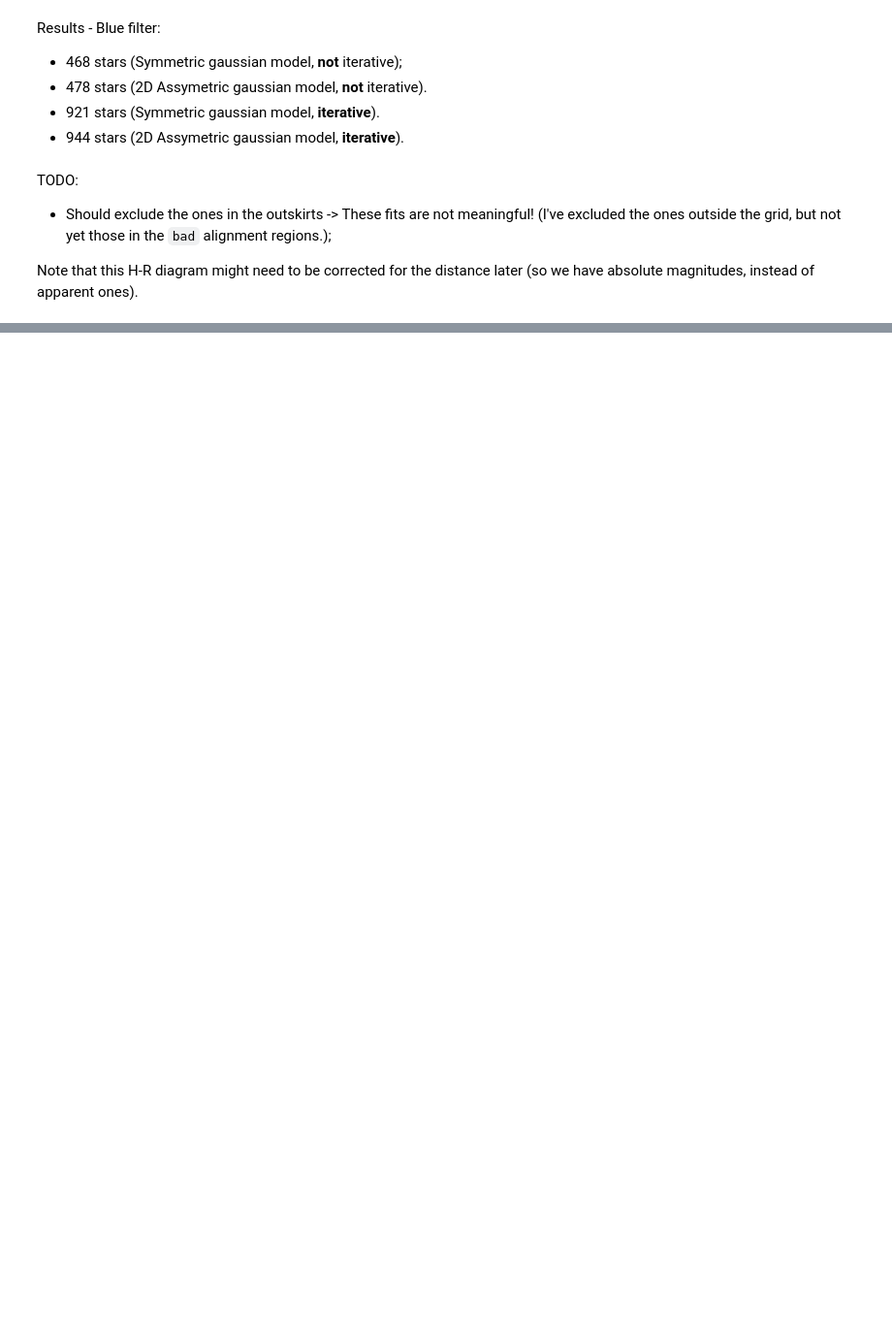
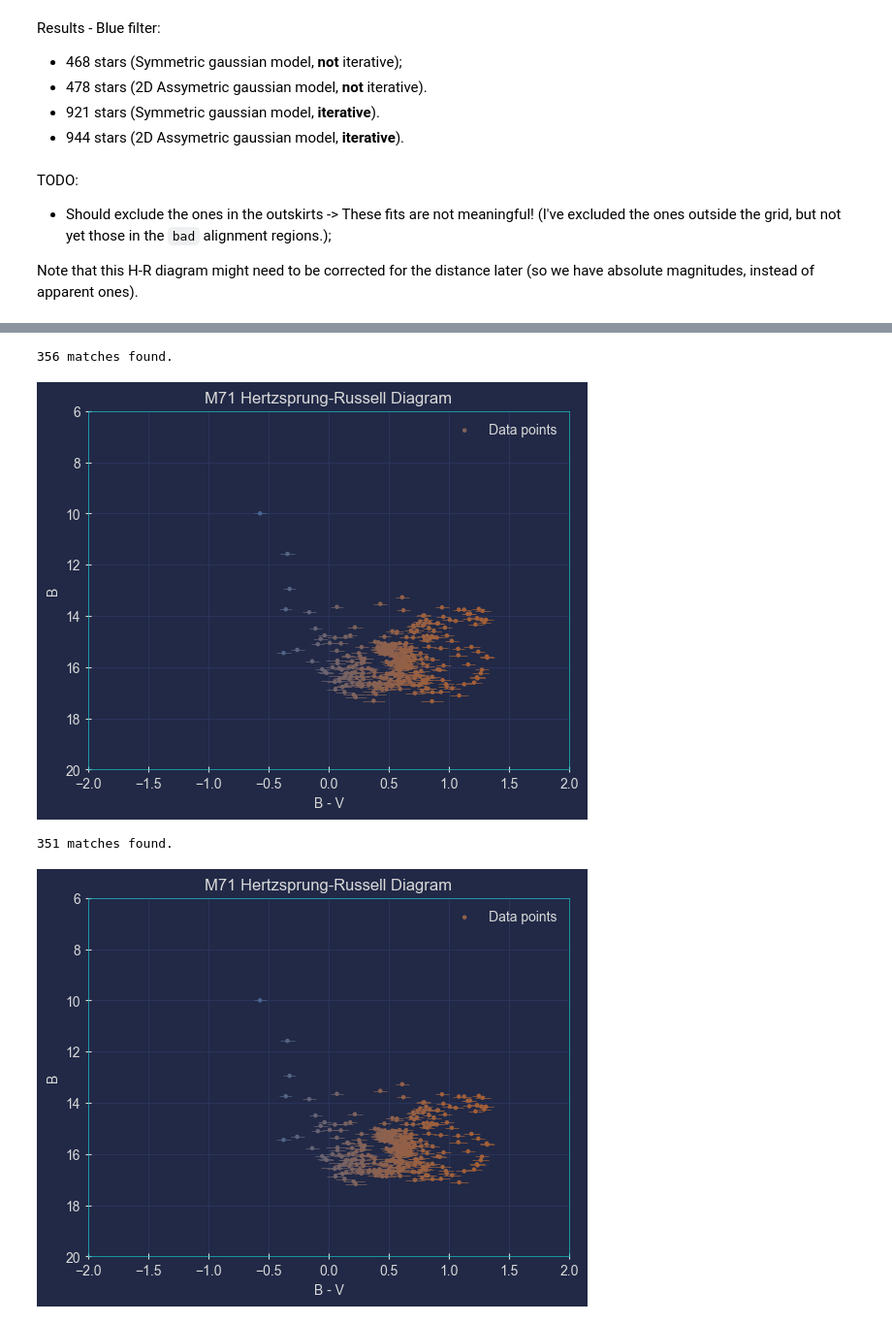
Before and after one commit to kaiuki2000/Lab_Astro_2023, a Jupyter notebook: Clean-up/M71/Final_Notebook.ipynb, the cells around one changed output, grey strips where cells are left out. Shown at 97% size. Saved outputs shown, nothing was run; the diff lists cells and outputs as text; code cells hidden in the pictures; blank space fills up the shorter version.

```diff
--- a/Clean-up/M71/Final_Notebook.ipynb
+++ b/Clean-up/M71/Final_Notebook.ipynb
@@ -105,0 +165,31 @@ BV_List = GenerateHR(blue_table, green_table, match_dist = 1.0, silent = True)
+# %%
+from helper_functions import GenerateHR
+
+BV_List = GenerateHR(blue_table_masked, green_table_masked, match_dist = 1.0, silent = True, \
+                     par_flag = True, filters = ('B', 'V'))
+
+# Sorting metrics.
+def get_mag_err(Table):
+    return Table['mag_err']
+def get_qfit(Table):
+    return Table['qfit']
+
+# Selecting only those stars for which 'qfit' < 0.2.
+restricted_b = QTable(rows = sorted(blue_table_masked, key = get_qfit), names = blue_table_masked.colnames)
+restricted_g = QTable(rows = sorted(green_table_masked, key = get_qfit), names = green_table_masked.colnames)
+
+restricted_b = restricted_b[restricted_b['qfit']    < 0.25]
+restricted_b = restricted_b[restricted_b['mag_err'] < 2]
+
+
+restricted_g = restricted_g[restricted_g['qfit']    < 0.25]
+restricted_g = restricted_g[restricted_g['mag_err'] < 2] # Same here.
+
+Selected_Stars, par_List, BV_Err, B_Err = \
+GenerateHR(restricted_b, restricted_g, match_dist = 1.0, silent = True, \
+           par_flag = True, filters = ('B', 'V'))
+# %% [output]
+356 matches found.
+[figure, added]
+351 matches found.
+[figure, added]
```
Also changed, not shown: parts of 20 cells of this notebook, 2 other files.
